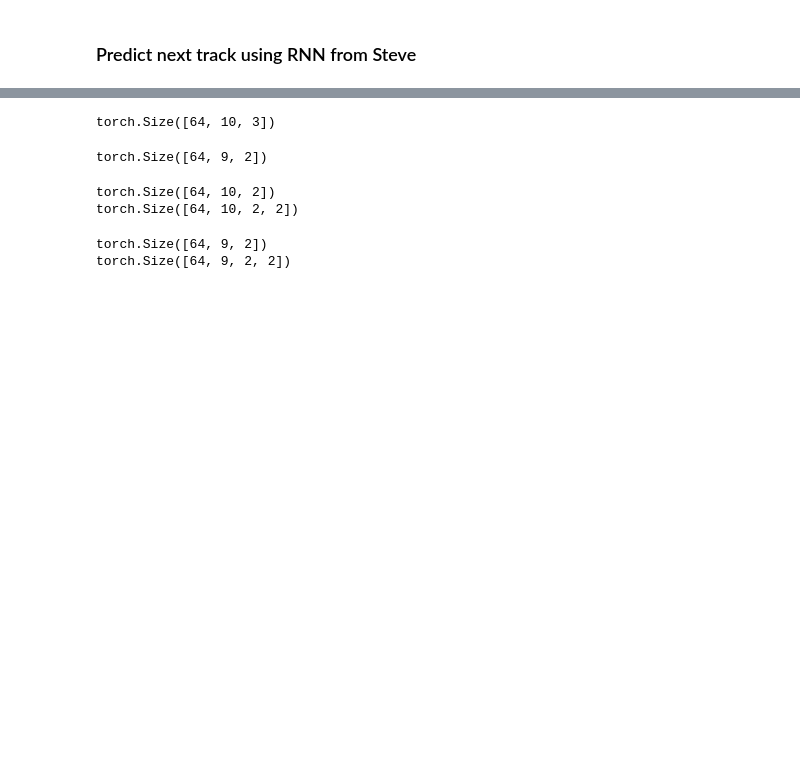
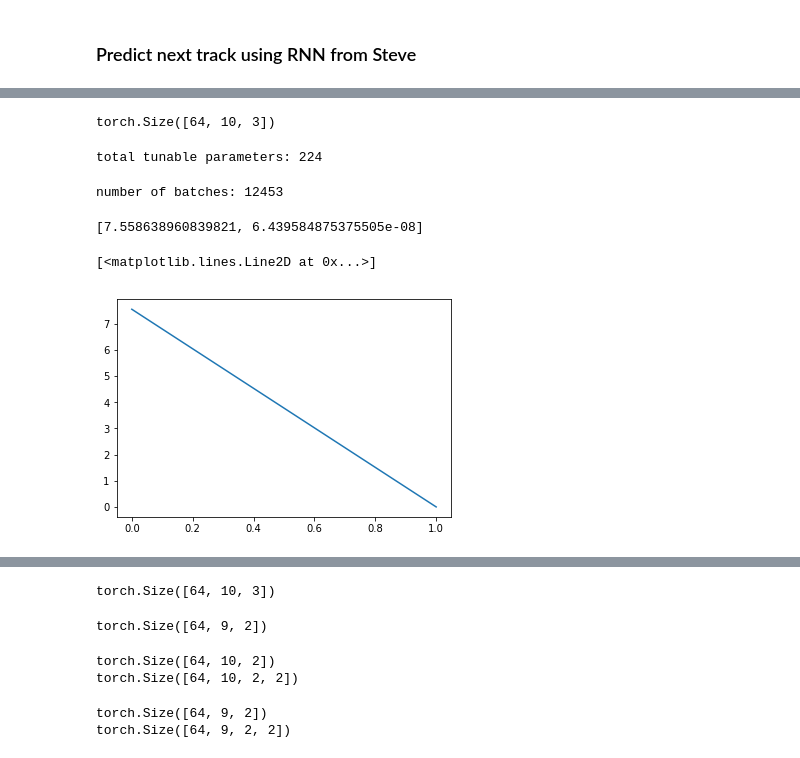
Before and after one commit to xju2/trackingML, a Jupyter notebook: rnn steve.ipynb, the cells around one changed output, grey strips where cells are left out. Cells and saved outputs as stored; diff of their text form; code cells hidden in the pictures; blank space fills up the shorter version.

```diff
--- a/rnn steve.ipynb
+++ b/rnn steve.ipynb
@@ -153,0 +166,10 @@ input_t = torch.from_numpy(np.array(track_list[0:64]))
+# %%
+model = HitGausPredictor(batch_size=batch_size)
+optimizer = optim.Adam(model.parameters())
+# %%
+input_t = torch.from_numpy(np.array(track_list[0][0:64]))
+print(input_t.size())
+output = model(input_t)
+gaus_llh_loss(output, torch.from_numpy(np.array(track_list[0][0:64])[:, 1:, :2]) )
+# %% [output]
+torch.Size([64, 10, 3])
@@ -153,0 +178,48 @@ input_t = torch.from_numpy(np.array(track_list[0:64]))
+# %%
+print('total tunable parameters:', tunable_parameters(model))
+# %% [output]
+total tunable parameters: 224
+# %%
+def train(n_epochs):
+    loss_train = []
+#     save_every = int(n_epochs/50)
+    save_every = 1
+    for i in tqdm(range(n_epochs)):
+
+        sum_loss = 0.
+
+        nbatches = int(n_training/batch_size)
+        if i==0:
+            print("number of batches:", nbatches)
+        for ibatch in range(nbatches):
+            start = ibatch*batch_size
+            end = start + batch_size
+
+            input = track_arrays[start:end]
+            input_t = torch.from_numpy(input[:, :-1, :])
+            target_t = torch.from_numpy(input[:, 1:, 1:])
+
+
+            model.zero_grad()
+            output_t = model(input_t)
+            loss = gaus_llh_loss(output_t, target_t)
+            loss.backward()
+            optimizer.step()
+            sum_loss += loss.item()
+
+        if (i % save_every == 0):
+            loss_train.append(sum_loss/nbatches)
+    return loss_train
+# %%
+res = train(50)
+# %% [output]
+number of batches: 12453
+# %%
+res
+# %% [output]
+[7.558638960839821, 6.439584875375505e-08]
+# %%
+plt.plot(np.arange(0, len(res)), res)
+# %% [output]
+[<matplotlib.lines.Line2D at 0x...>]
+[figure, added]
```
Also changed, not shown: parts of 60 cells of this notebook.
